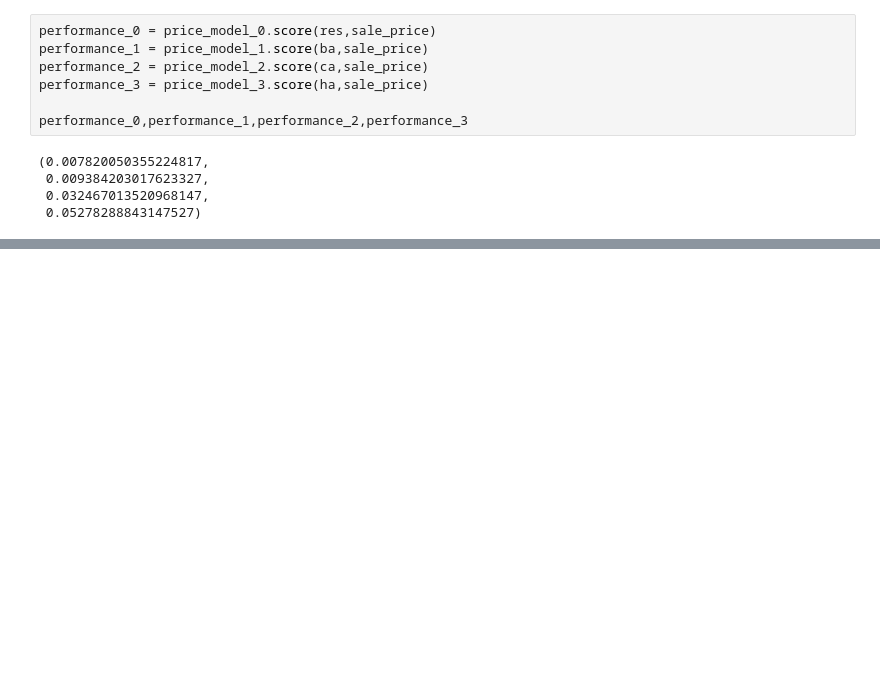
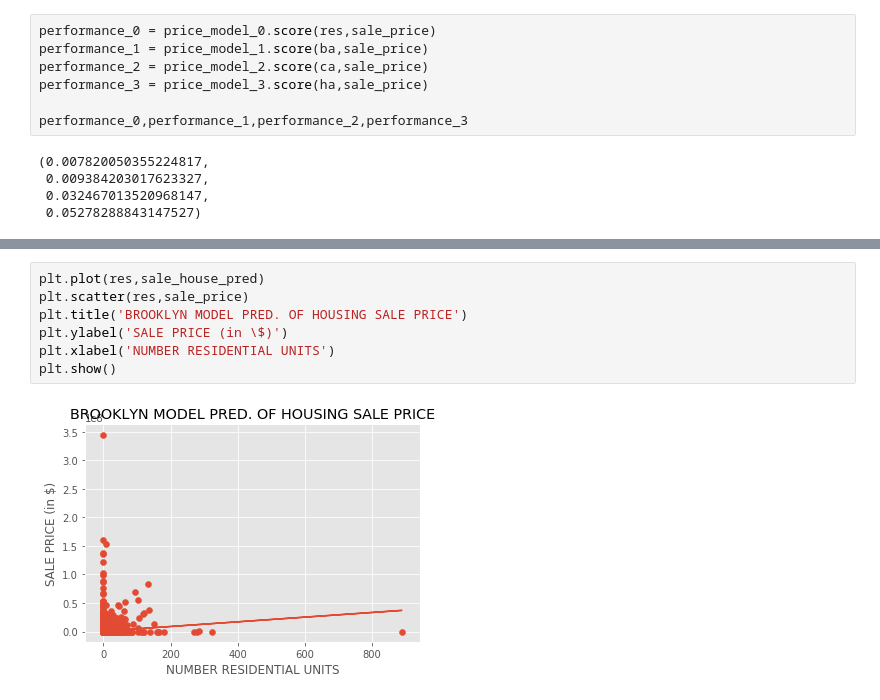
Before and after one commit to pHeesari/Recovery_H8_050, a Jupyter notebook: Statistics_ML.ipynb, the cells around one changed output, grey strips where cells are left out. Saved outputs shown, nothing was run; the diff lists cells and outputs as text; blank space fills up the shorter version.

```diff
--- a/Statistics_ML.ipynb
+++ b/Statistics_ML.ipynb
@@ -326,0 +343,9 @@ performance_0,performance_1,performance_2,performance_3
+# %%
+plt.plot(res,sale_house_pred)
+plt.scatter(res,sale_price)
+plt.title('BROOKLYN MODEL PRED. OF HOUSING SALE PRICE')
+plt.ylabel('SALE PRICE (in \$)')
+plt.xlabel('NUMBER RESIDENTIAL UNITS')
+plt.show()
+# %% [output]
+[figure, added]
```
Also changed, not shown: parts of 2 cells of this notebook.
